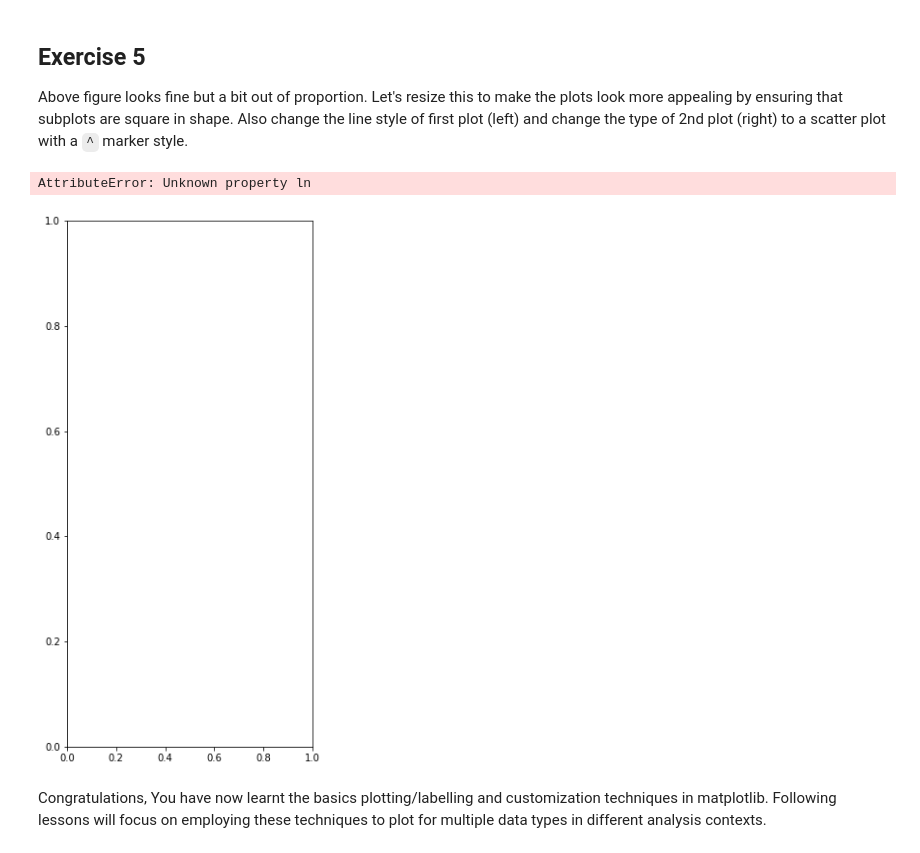
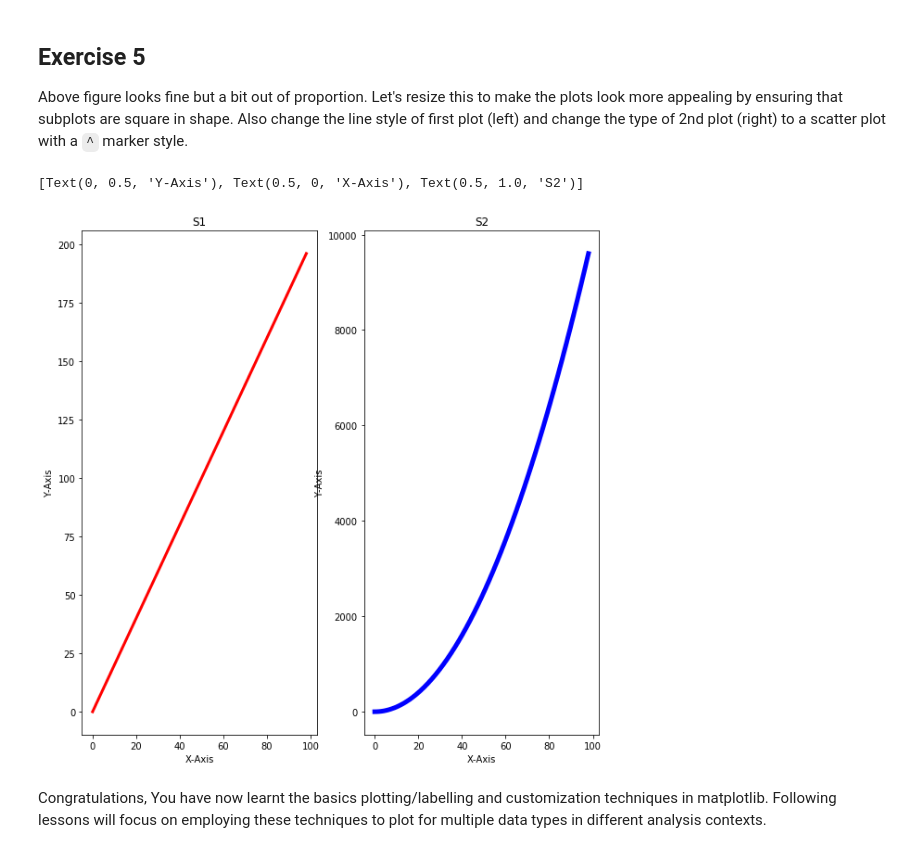
Before and after one commit to NomexHq/ds-matplotlib-intro-lab-nyc-ds-career-031119, a Jupyter notebook: index.ipynb, the cells around one changed output. Saved outputs shown, nothing was run; the diff lists cells and outputs as text; code cells hidden in the pictures.

```diff
--- a/index.ipynb
+++ b/index.ipynb
@@ -172,15 +172,15 @@ Above figure looks fine but a bit out of proportion. Let's resize this to make t
 # %%
 fig = plt.figure(figsize = (10,10))
 sub1 = fig.add_subplot(121)
-sub1.plot(x,y, linewidth=3.0, ln='ˆ', color ='red')
+sub1.plot(x,y, linewidth=3.0, color ='red')
 sub1.set(title='S1', ylabel='Y-Axis', xlabel ='X-Axis')
 
 sub2 = fig.add_subplot(122)
-sub2.plot(x,z, linewidth=5.0, ln='ˆ', color='blue')
+sub2.plot(x,z, linewidth=5.0, color='blue')
 sub2.set(title='S2', ylabel='Y-Axis', xlabel='X-Axis')
 # %% [output]
-AttributeError: Unknown property ln
+[Text(0, 0.5, 'Y-Axis'), Text(0.5, 0, 'X-Axis'), Text(0.5, 1.0, 'S2')]
-[figure, old version]
+[figure, new version]
 # %% [markdown]
 Congratulations, You have now learnt the basics plotting/labelling and customization techniques in matplotlib. Following lessons will focus on employing these techniques to plot for multiple data types in different analysis contexts.
 # %% [markdown]
```
